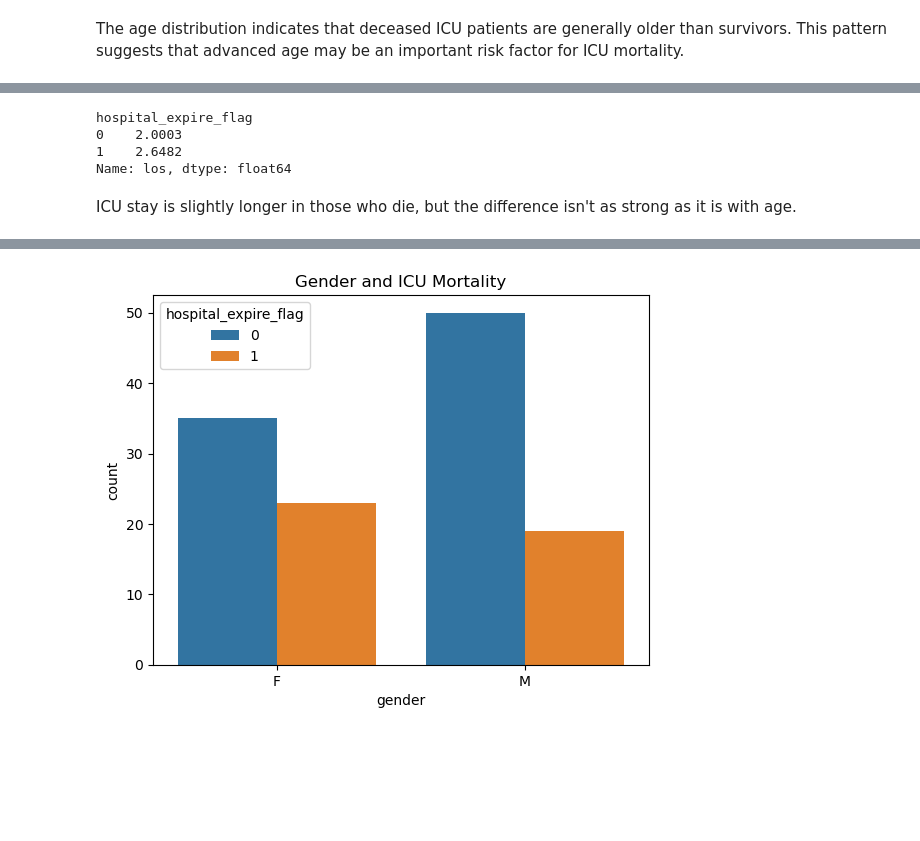
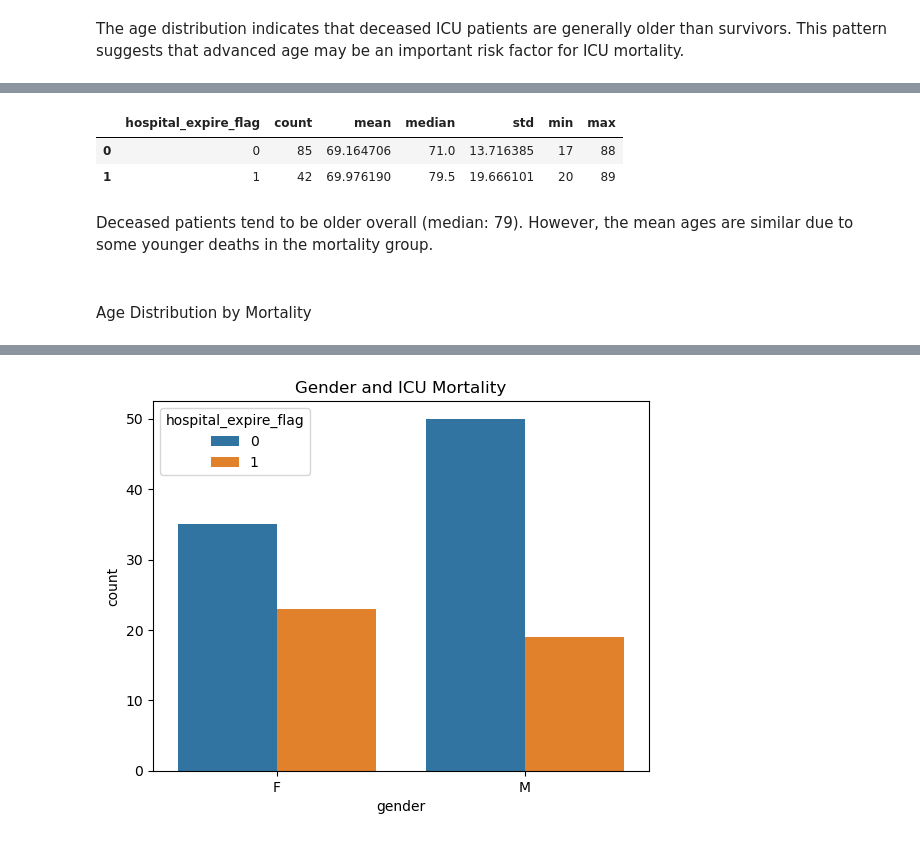
Before and after one commit to Sevvalcvsgl/ICUPATIENTS, a Jupyter notebook: dataset.ipynb, the cells around one changed output, grey strips where cells are left out. Saved outputs shown, nothing was run; the diff lists cells and outputs as text; code cells hidden in the pictures; blank space fills up the shorter version.

```diff
--- a/dataset.ipynb
+++ b/dataset.ipynb
@@ -339,9 +457,15 @@ plt.show()
 # %%
-df.groupby("hospital_expire_flag")["los"].median()
+age_table = df.groupby("hospital_expire_flag")["age"]\
+              .agg(["count","mean","median","std","min","max"])\
+              .reset_index()
+
+age_table
 # %% [output]
-hospital_expire_flag
-0    2.0003
-1    2.6482
-Name: los, dtype: float64
+|  | hospital_expire_flag | count | mean | median | std | min | max |
+| 0 | 0 | 85 | 69.164706 | 71.0 | 13.716385 | 17 | 88 |
+| 1 | 1 | 42 | 69.976190 | 79.5 | 19.666101 | 20 | 89 |
 # %% [markdown]
-ICU stay is slightly longer in those who die, but the difference isn't as strong as it is with age.
+Deceased patients tend to be older overall (median: 79). However, the mean ages are similar due to some younger deaths in the mortality group.
+# %% [markdown]
+#
+Age Distribution by Mortality
```
Also changed, not shown: parts of 68 cells of this notebook, 1 other file.
